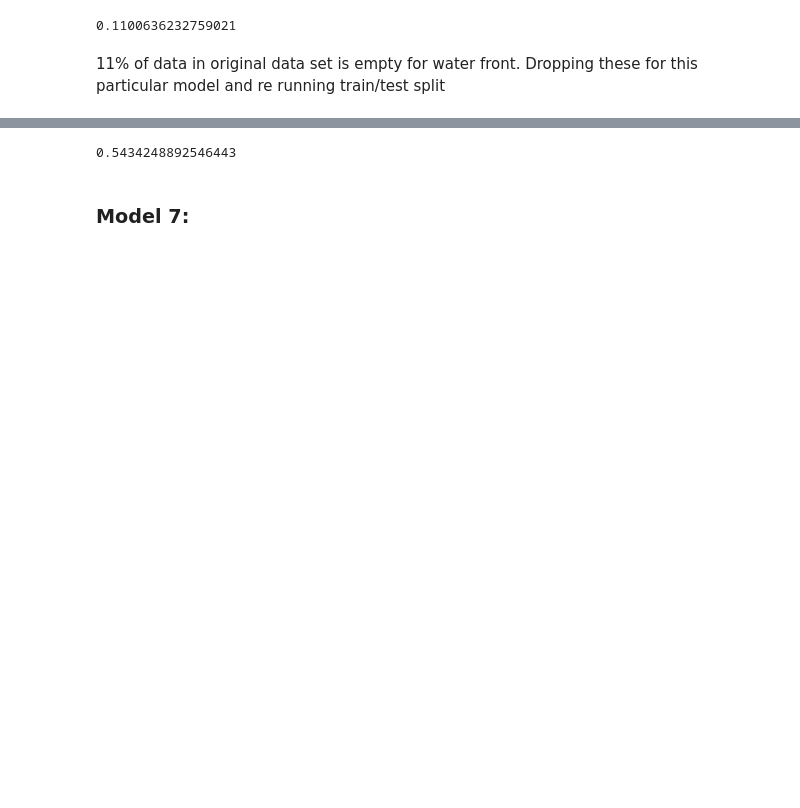
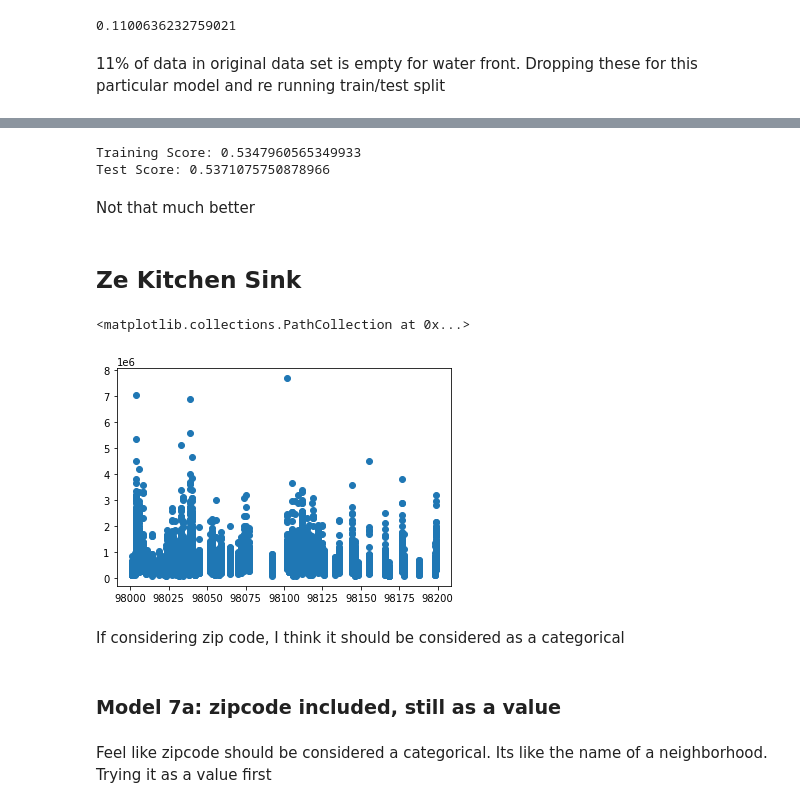
Before and after one commit to ssaeed85/dsc-ph2-KingsCountyRealEstate, a Jupyter notebook: Workspace/Saad/Notebook.ipynb, the cells around one changed output, grey strips where cells are left out. Cells and saved outputs as stored; diff of their text form; code cells hidden in the pictures; blank space fills up the shorter version.

```diff
--- a/Workspace/Saad/Notebook.ipynb
+++ b/Workspace/Saad/Notebook.ipynb
@@ -372,12 +488,28 @@ X_train_subset.drop(columns = ['bedrooms','bathrooms'],inplace = True)
 X_test_subset.drop(columns = ['bedrooms','bathrooms'],inplace = True)
 # %%
 pipe = make_pipeline(StandardScaler(), LinearRegression())
-pipe.fit(X_train_subset, y_train)  # apply scaling on training data
-pipe.score(X_test_subset, y_test)
+pipe.fit(X_train_subset, y_train)
+print("Training Score:",pipe.score(X_train_subset, y_train))
+print("Test Score:",pipe.score(X_test_subset, y_test))
 # %% [output]
-0.5434248892546443
+Training Score: 0.5347960565349933
+Test Score: 0.5371075750878966
-# %% [markdown]
-### Model 7:
+# %% [markdown]
+Not that much better
+# %% [markdown]
+## Ze Kitchen Sink
+# %%
+fig, ax = plt.subplots()
+ax.scatter(df['zipcode'],df['price'])
+# %% [output]
+<matplotlib.collections.PathCollection at 0x...>
+[figure, added]
+# %% [markdown]
+If considering zip code, I think it should be considered as a categorical
+# %% [markdown]
+### Model 7a: zipcode included, still as a value
+# %% [markdown]
+Feel like zipcode should be considered a categorical. Its like the name of a neighborhood. Trying it as a value  first
 # %%
 df.head(1)
 # %% [output]
```
Also changed, not shown: parts of 81 cells of this notebook, 1 other file.
